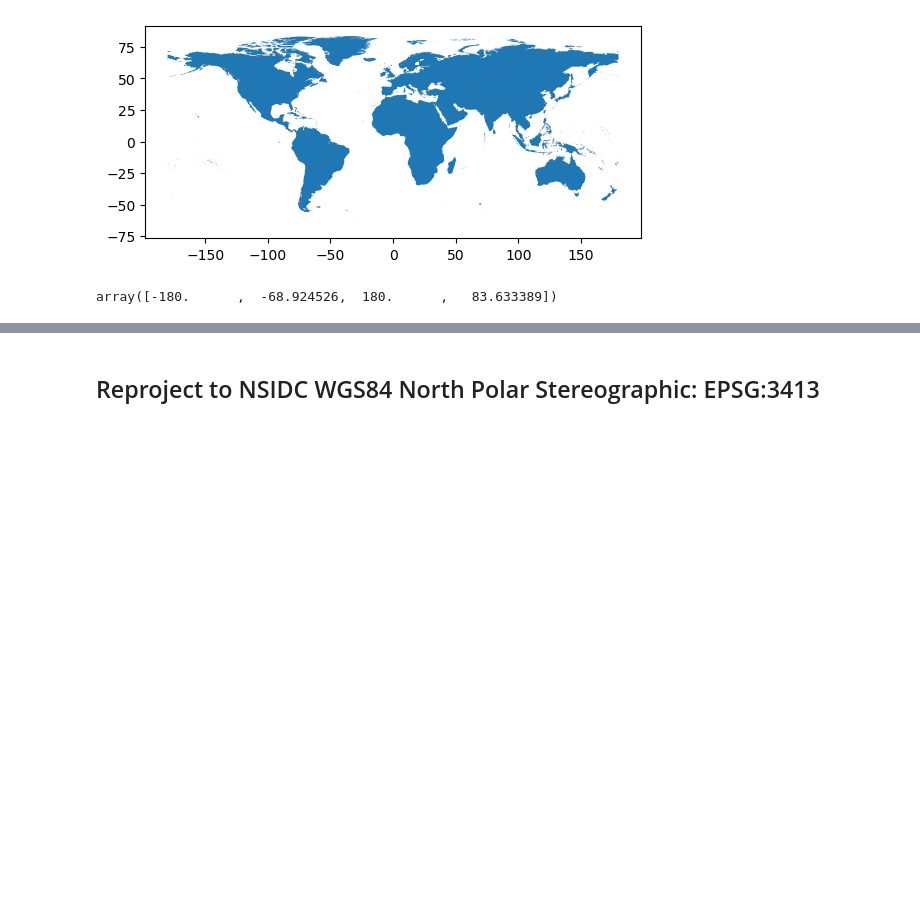
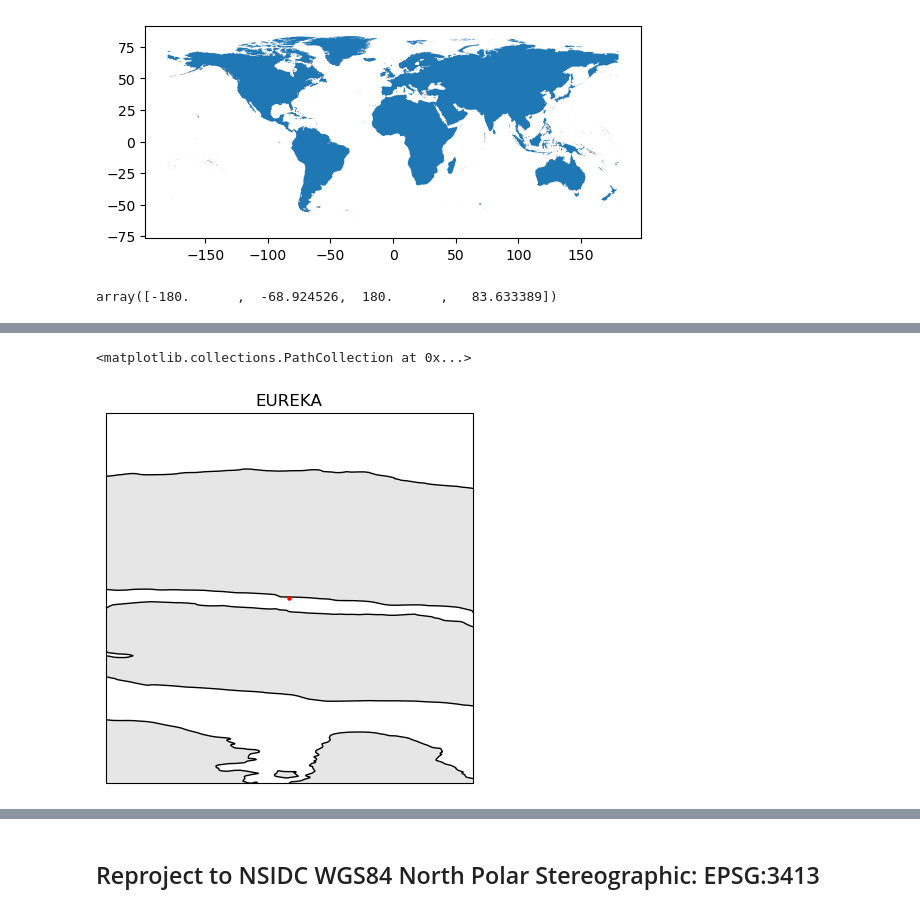
Before and after one commit to andypbarrett/rain_on_snow_database, a Jupyter notebook: notebooks/make_mask_with_geopandas.ipynb, the cells around one changed output, grey strips where cells are left out. Drawn from its saved outputs; the diff is of its cells as text; code cells hidden in the pictures; blank space fills up the shorter version.

```diff
--- a/notebooks/make_mask_with_geopandas.ipynb
+++ b/notebooks/make_mask_with_geopandas.ipynb
@@ -81,0 +94,3 @@ array([-180.      ,  -68.924526,  180.      ,   83.633389])
+# %%
+stations = load_station_metadata()
+stations.head()
@@ -81,0 +116,18 @@ array([-180.      ,  -68.924526,  180.      ,   83.633389])
+# %%
+stid = "CWEU"
+
+dlon, dlat = 0.5, 0.5
+
+lat, lon = stations.loc[stid, ['latitude','longitude']]
+
+fig, ax = plt.subplots(subplot_kw=dict(projection=ccrs.PlateCarree()))
+ax.set_extent([lon-dlon, lon+dlon, lat-dlat, lat+dlat], ccrs.PlateCarree())
+ax.set_title(stations.loc[stid, 'station_name'])
+
+gdf.plot(ax=ax, color='0.9', edgecolor='k')
+
+ax.scatter(lon, lat, s=5, c='red', marker='o', transform=ccrs.PlateCarree())
+# stations.loc['CWEU'].plot(ax=ax, marker='o', color='red', markersize=5)
+# %% [output]
+<matplotlib.collections.PathCollection at 0x...>
+[figure, added]
```
Also changed, not shown: parts of 21 cells of this notebook.
